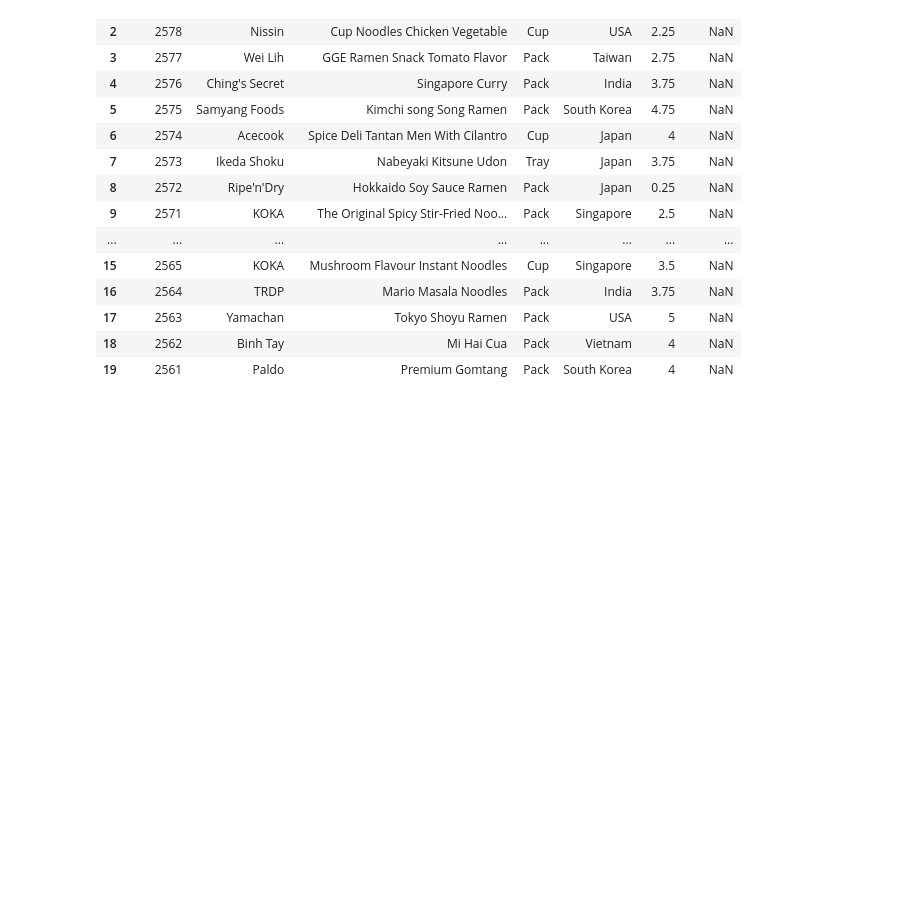
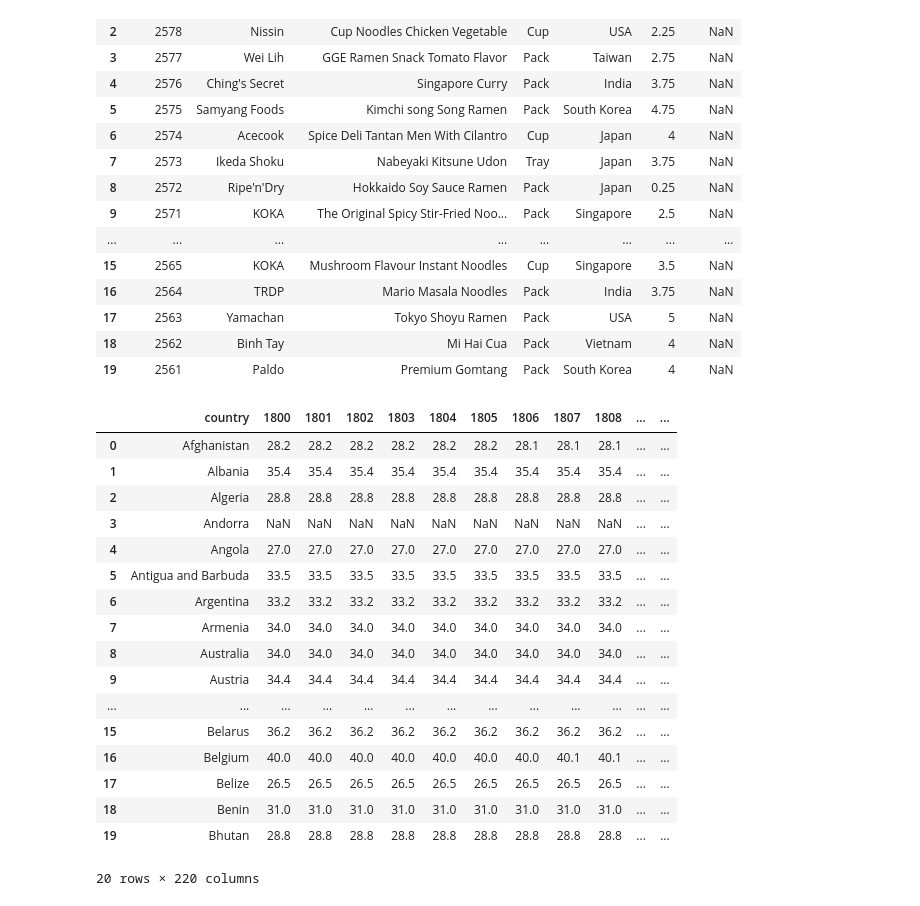
Before and after one commit to monawade0507/CSCI403-Project9, a Jupyter notebook: Project 9 - CSCI 403.ipynb, the cells around one changed output. Drawn from its saved outputs; the diff is of its cells as text; code cells hidden in the pictures; blank space fills up the shorter version.

```diff
--- a/Project 9 - CSCI 403.ipynb
+++ b/Project 9 - CSCI 403.ipynb
@@ -2,12 +2,14 @@
 #Project 9
 # %%
 import pandas as pd
+import matplotlib.pyplot as plt
 
 ramenFile = 'ramen-ratings.csv'
 lifeFile = 'life_expectancy_years.csv'
 ramen = pd.read_csv(ramenFile)
-lifeFile = pd.read_csv(lifeFile)
+life = pd.read_csv(lifeFile)
 
+#Print only the first 20 in the table
 ramen.head(20)
 # %% [output]
 |  | Review # | Brand | Variety | Style | Country | Stars | Top Ten |
@@ -27,3 +29,25 @@ ramen.head(20)
 | 17 | 2563 | Yamachan | Tokyo Shoyu Ramen | Pack | USA | 5 | NaN |
 | 18 | 2562 | Binh Tay | Mi Hai Cua | Pack | Vietnam | 4 | NaN |
 | 19 | 2561 | Paldo | Premium Gomtang | Pack | South Korea | 4 | NaN |
+# %%
+#Print only the first 20 in the table for life span
+life.head(20)
+# %% [output]
+|  | country | 1800 | 1801 | 1802 | 1803 | 1804 | 1805 | 1806 | 1807 | 1808 | ... | ... |
+| 0 | Afghanistan | 28.2 | 28.2 | 28.2 | 28.2 | 28.2 | 28.2 | 28.1 | 28.1 | 28.1 | ... | ... |
+| 1 | Albania | 35.4 | 35.4 | 35.4 | 35.4 | 35.4 | 35.4 | 35.4 | 35.4 | 35.4 | ... | ... |
+| 2 | Algeria | 28.8 | 28.8 | 28.8 | 28.8 | 28.8 | 28.8 | 28.8 | 28.8 | 28.8 | ... | ... |
+| 3 | Andorra | NaN | NaN | NaN | NaN | NaN | NaN | NaN | NaN | NaN | ... | ... |
+| 4 | Angola | 27.0 | 27.0 | 27.0 | 27.0 | 27.0 | 27.0 | 27.0 | 27.0 | 27.0 | ... | ... |
+| 5 | Antigua and Barbuda | 33.5 | 33.5 | 33.5 | 33.5 | 33.5 | 33.5 | 33.5 | 33.5 | 33.5 | ... | ... |
+| 6 | Argentina | 33.2 | 33.2 | 33.2 | 33.2 | 33.2 | 33.2 | 33.2 | 33.2 | 33.2 | ... | ... |
+| 7 | Armenia | 34.0 | 34.0 | 34.0 | 34.0 | 34.0 | 34.0 | 34.0 | 34.0 | 34.0 | ... | ... |
+| 8 | Australia | 34.0 | 34.0 | 34.0 | 34.0 | 34.0 | 34.0 | 34.0 | 34.0 | 34.0 | ... | ... |
+| 9 | Austria | 34.4 | 34.4 | 34.4 | 34.4 | 34.4 | 34.4 | 34.4 | 34.4 | 34.4 | ... | ... |
+| ... | ... | ... | ... | ... | ... | ... | ... | ... | ... | ... | ... | ... |
+| 15 | Belarus | 36.2 | 36.2 | 36.2 | 36.2 | 36.2 | 36.2 | 36.2 | 36.2 | 36.2 | ... | ... |
+| 16 | Belgium | 40.0 | 40.0 | 40.0 | 40.0 | 40.0 | 40.0 | 40.0 | 40.1 | 40.1 | ... | ... |
+| 17 | Belize | 26.5 | 26.5 | 26.5 | 26.5 | 26.5 | 26.5 | 26.5 | 26.5 | 26.5 | ... | ... |
+| 18 | Benin | 31.0 | 31.0 | 31.0 | 31.0 | 31.0 | 31.0 | 31.0 | 31.0 | 31.0 | ... | ... |
+| 19 | Bhutan | 28.8 | 28.8 | 28.8 | 28.8 | 28.8 | 28.8 | 28.8 | 28.8 | 28.8 | ... | ... |
+20 rows × 220 columns
```
Also changed, not shown: parts of 2 cells of this notebook.
